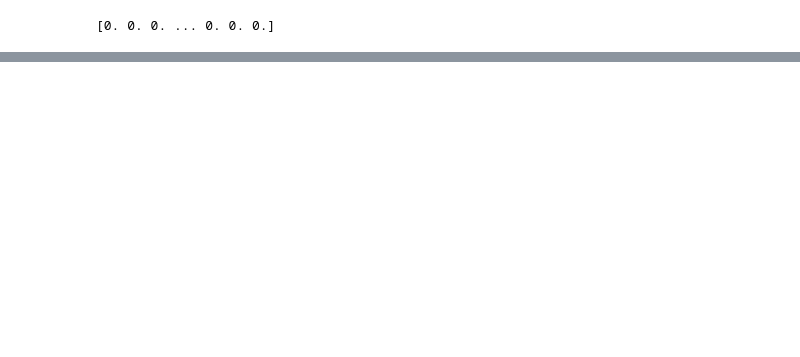
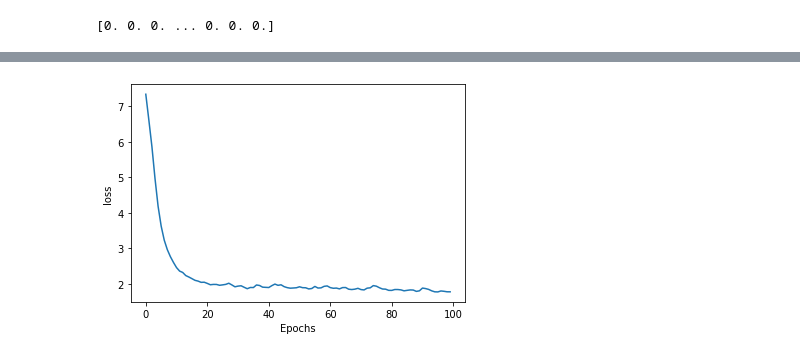
Before and after one commit to VineetTambe/MachineLearning, a Jupyter notebook: SonnetGeneration/Sonnet generation.ipynb, the cells around one changed output, grey strips where cells are left out. Cells and saved outputs as stored; diff of their text form; code cells hidden in the pictures; blank space fills up the shorter version.

```diff
--- a/SonnetGeneration/Sonnet generation.ipynb
+++ b/SonnetGeneration/Sonnet generation.ipynb
@@ -98,0 +113,5 @@ def plot_graphs(history, string):
+# %%
+keys = ['accuracy', 'loss', 'val_accuracy', 'val_loss']
+plot_graphs(history, 'loss')
+# %% [output]
+[figure, added]
```
Also changed, not shown: parts of 17 cells of this notebook, 28 other files.
